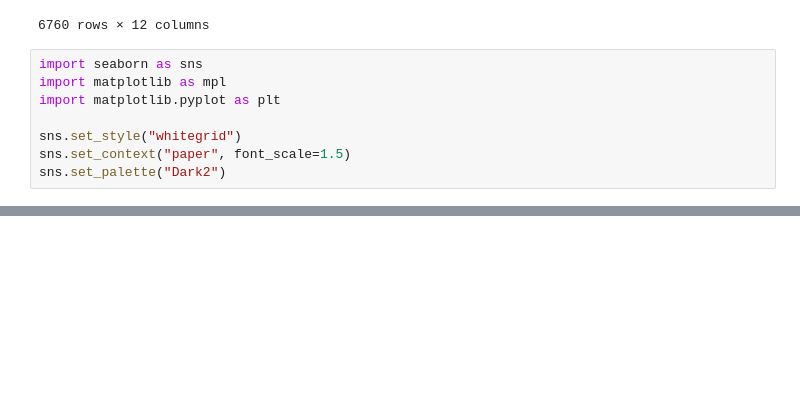
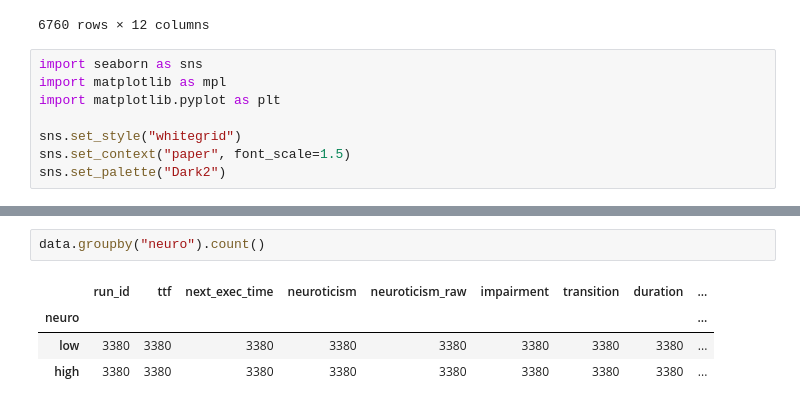
Before and after one commit to molguin92/PhDThesis, a Jupyter notebook: model_data/plots.ipynb, the cells around one changed output, grey strips where cells are left out. Drawn from its saved outputs; the diff is of its cells as text; blank space fills up the shorter version.

```diff
--- a/model_data/plots.ipynb
+++ b/model_data/plots.ipynb
@@ -86,0 +106,7 @@ fg.savefig("./impairment_transition_vs_exectime.png")
+# %%
+data.groupby("neuro").count()
+# %% [output]
+|  | run_id | ttf | next_exec_time | neuroticism | neuroticism_raw | impairment | transition | duration | ... |
+| neuro |  |  |  |  |  |  |  |  | ... |
+| low | 3380 | 3380 | 3380 | 3380 | 3380 | 3380 | 3380 | 3380 | ... |
+| high | 3380 | 3380 | 3380 | 3380 | 3380 | 3380 | 3380 | 3380 | ... |
```
Also changed, not shown: parts of 5 cells of this notebook, 6 other files.
